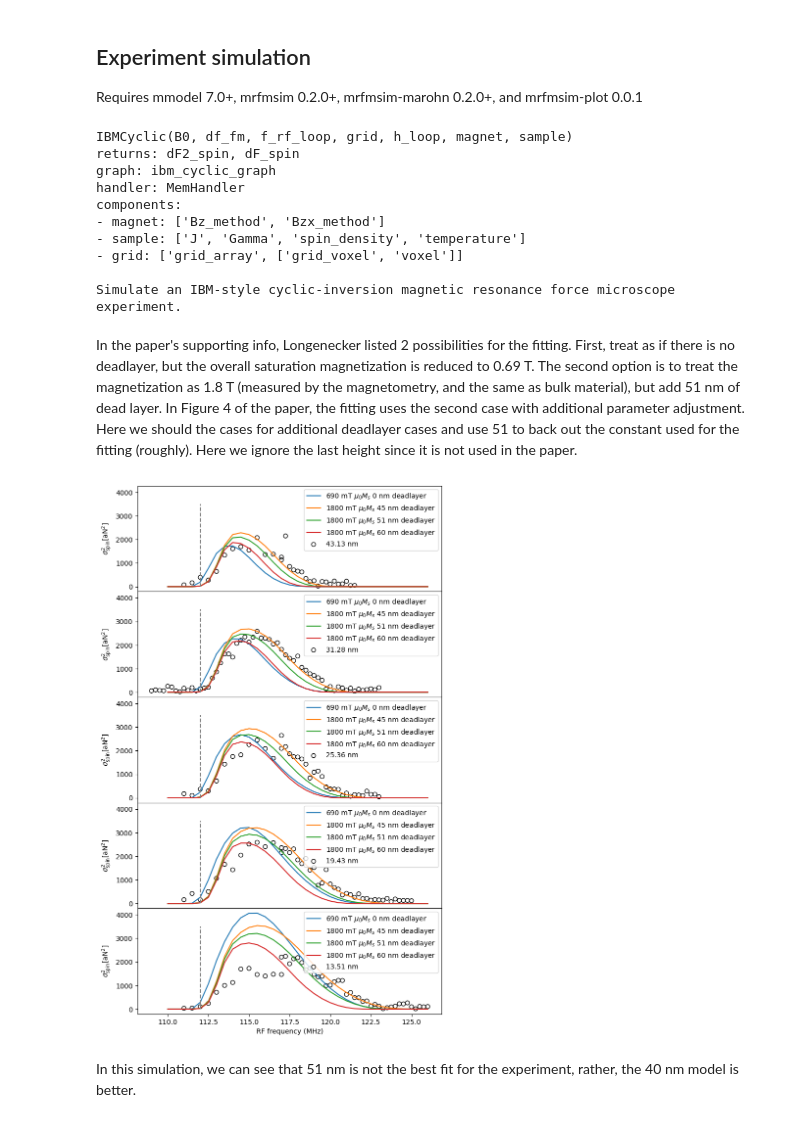
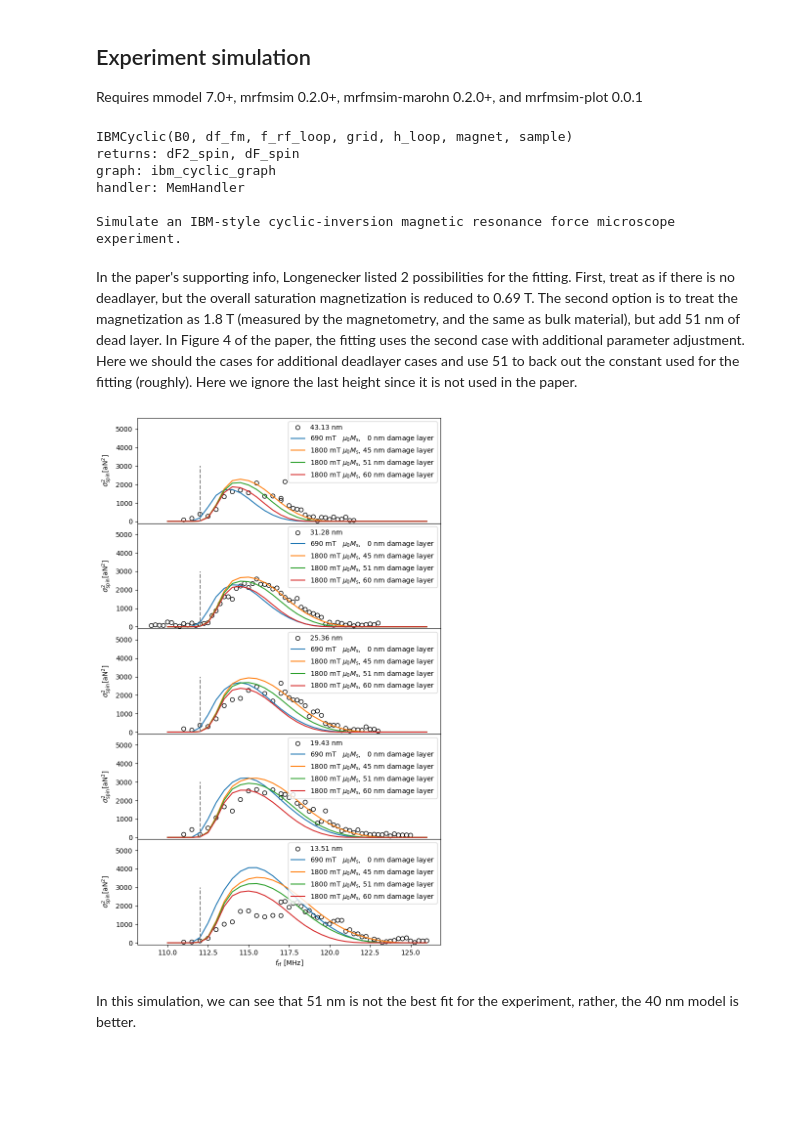
Before and after one commit to Marohn-Group/mrfmsim-examples, a Jupyter notebook: examples/example_ibmcyclic_Longenecker2012nov.ipynb, the cells around one changed output. Saved outputs shown, nothing was run; the diff lists cells and outputs as text; code cells hidden in the pictures; blank space fills up the shorter version.

```diff
--- a/examples/example_ibmcyclic_Longenecker2012nov.ipynb
+++ b/examples/example_ibmcyclic_Longenecker2012nov.ipynb
@@ -335,7 +322,9 @@ from mrfmsim.shortcut import loop_shortcut
 
 import numpy as np
 # %%
-grid = Grid(shape=(201, 201, 21), step=[2.0, 2.0, 2.0], origin=[0.0, 0.0, -20.0])
+grid = Grid(
+    grid_shape=(201, 201, 21), grid_step=[2.0, 2.0, 2.0], grid_origin=[0.0, 0.0, -20.0]
+)
 sample = Sample(spin="1H", temperature=5.5, T1=10, T2=5e-6, spin_density=49.0)
 
 # B1 = 5 # mT
@@ -353,10 +342,6 @@ IBMCyclic(B0, df_fm, f_rf_loop, grid, h_loop, magnet, sample)
 returns: dF2_spin, dF_spin
 graph: ibm_cyclic_graph
 handler: MemHandler
-components:
-- magnet: ['Bz_method', 'Bzx_method']
-- sample: ['J', 'Gamma', 'spin_density', 'temperature']
-- grid: ['grid_array', ['grid_voxel', 'voxel']]
 
 Simulate an IBM-style cyclic-inversion magnetic resonance force microscope
 experiment.
@@ -369,16 +354,16 @@ In Figure 4 of the paper, the fitting uses the second case with additional param
 Here we should the cases for additional deadlayer cases and use 51 to back out the constant used for the fitting (roughly).
 Here we ignore the last height since it is not used in the paper.
 # %%
-key_format = "{} mT $\mu_0M_s$ {} nm deadlayer"
+key_format = "{} mT $\mu_0M_s$, {} nm damage layer"
 signal_damage = {}
 
 # magnet with deadlayer or reduced magnetization
 
 for mu0_Ms, dlayer in [(690, 0), (1800, 45), (1800, 51), (1800, 60)]:
     magnet_d = RectangularMagnet(
-        length=[225.0, 79.0, 1494.0 - dlayer],
+        magnet_length=[225.0, 79.0, 1494.0 - dlayer],
         mu0_Ms=mu0_Ms,
-        origin=[0.0, 0.0, (1494 - dlayer) / 2.0],
+        magnet_origin=[0.0, 0.0, (1494 - dlayer) / 2.0],
     )
 
     h_list_d = h_list + np.array([0, 0, dlayer])  # extraneous tip-sample separation
@@ -387,43 +372,46 @@ for mu0_Ms, dlayer in [(690, 0), (1800, 45), (1800, 51), (1800, 60)]:
 # %%
 import matplotlib.pyplot as plt
 
 f_larmor = B0 * sample.Gamma / (2 * np.pi)
 
 fig = plt.figure(figsize=(8, 14))
 
 gs = fig.add_gridspec(len(freqscan), hspace=0.0)
 axs = gs.subplots(sharex=True, sharey=True)
 
-
+# plt.rcParams.update({'font.size': 12})
 for i, sig in enumerate(freqscan):
-    for m, sim_sig in signal_damage.items():
-        # only look at dF2_spin
-        sim_sig = [-s[0] for s in sim_sig[i]]
-        axs[i].plot(f_rf_list / 1e6, sim_sig, label=f"{m}")
-
     axs[i].scatter(
         sig.Freq,
         sig.F,
         color="none",
         edgecolor="black",
+        # label=f"{sig.Dts:.2f} nm",
         label=f"{sig.Dts:.2f} nm",
     )
-    axs[i].vlines(f_larmor / 1e6, 0, 3500, color="grey", linestyles="dashed")
+    for m, sim_sig in signal_damage.items():
+        # only look at dF2_spin
+        sim_sig = [-s[0] for s in sim_sig[i]]
+
+        label = m.replace("$\mu_0M_s$", "$\mu_0M_\mathrm{s}$")
+        label = label.replace("690 mT", "690 mT  ")
+        label = label.replace(" 0 nm", "   0 nm")
+
+        axs[i].plot(f_rf_list / 1e6, sim_sig, label=label)
+
+    axs[i].vlines(f_larmor / 1e6, 0, 3000, color="grey", linestyles="dashed")
     axs[i].legend(loc="upper right")
+    axs[i].set_ylim(-100, np.array(sim_sig).max() * 2)
 
 for ax in axs.flat:
     ax.label_outer()
-    ax.set_xlabel("RF frequency (MHz)")
+    ax.set_xlabel("$f_\mathrm{rf}$ [MHz]")
     ax.set_ylabel("$\sigma^2_\mathrm{spin} [\mathrm{aN}^2]$")
 
-# axs[0].set_title(
-#     "Fit comparison Longenecker 2012 \n $^1$H, 5.5 K, 49 nm$^{-3}$ spins, "
-#     "10 s $T_1$, 5 $\mathrm{\mu}$s $T_2$, 2360.5 mT $B_0$, 2 MHz $\Delta f_\mathrm{FM}$"
-# )
 plt.savefig("figures/longenecker_fit_comparison.pdf", bbox_inches="tight")
 plt.show()
 # %% [output]
-[figure, old version]
+[figure, new version]
 # %% [markdown]
 In this simulation, we can see that 51 nm is not the best fit for the experiment, rather, the 40 nm model is better.
 # %% [markdown]
```
Also changed, not shown: parts of 7 cells of this notebook, 4 other files.
